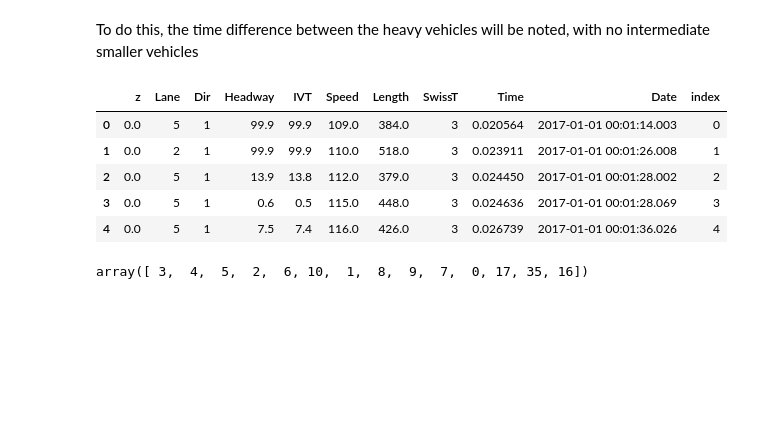
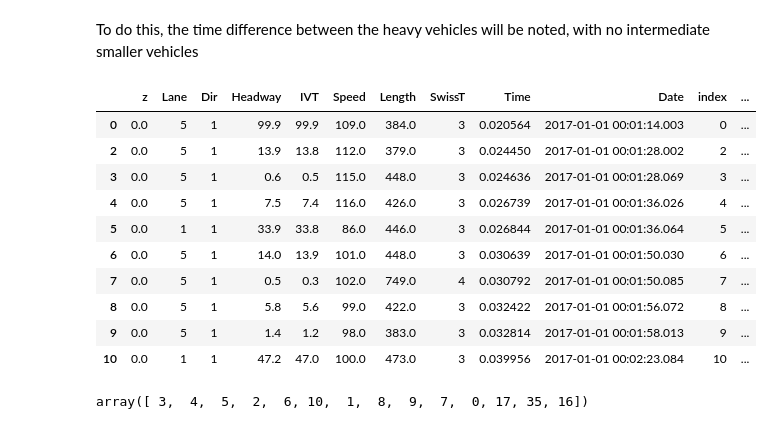
Before and after one commit to isdabelle/DigitalTwinBridges, a Jupyter notebook: PlatoonFinding.ipynb, the cells around one changed output. Drawn from its saved outputs; the diff is of its cells as text; code cells hidden in the pictures; blank space fills up the shorter version.

```diff
--- a/PlatoonFinding.ipynb
+++ b/PlatoonFinding.ipynb
@@ -245,14 +245,19 @@ light = range(2, 8)
 # %%
 df = pd.read_pickle('{}/{}_circ.pkl'.format(station, year))
 # %%
-df.head()
+df.head(10)
 # %% [output]
-|  | z | Lane | Dir | Headway | IVT | Speed | Length | SwissT | Time | Date | index |
-| 0 | 0.0 | 5 | 1 | 99.9 | 99.9 | 109.0 | 384.0 | 3 | 0.020564 | 2017-01-01 00:01:14.003 | 0 |
-| 1 | 0.0 | 2 | 1 | 99.9 | 99.9 | 110.0 | 518.0 | 3 | 0.023911 | 2017-01-01 00:01:26.008 | 1 |
-| 2 | 0.0 | 5 | 1 | 13.9 | 13.8 | 112.0 | 379.0 | 3 | 0.024450 | 2017-01-01 00:01:28.002 | 2 |
-| 3 | 0.0 | 5 | 1 | 0.6 | 0.5 | 115.0 | 448.0 | 3 | 0.024636 | 2017-01-01 00:01:28.069 | 3 |
-| 4 | 0.0 | 5 | 1 | 7.5 | 7.4 | 116.0 | 426.0 | 3 | 0.026739 | 2017-01-01 00:01:36.026 | 4 |
+|  | z | Lane | Dir | Headway | IVT | Speed | Length | SwissT | Time | Date | index | ... |
+| 0 | 0.0 | 5 | 1 | 99.9 | 99.9 | 109.0 | 384.0 | 3 | 0.020564 | 2017-01-01 00:01:14.003 | 0 | ... |
+| 2 | 0.0 | 5 | 1 | 13.9 | 13.8 | 112.0 | 379.0 | 3 | 0.024450 | 2017-01-01 00:01:28.002 | 2 | ... |
+| 3 | 0.0 | 5 | 1 | 0.6 | 0.5 | 115.0 | 448.0 | 3 | 0.024636 | 2017-01-01 00:01:28.069 | 3 | ... |
+| 4 | 0.0 | 5 | 1 | 7.5 | 7.4 | 116.0 | 426.0 | 3 | 0.026739 | 2017-01-01 00:01:36.026 | 4 | ... |
+| 5 | 0.0 | 1 | 1 | 33.9 | 33.8 | 86.0 | 446.0 | 3 | 0.026844 | 2017-01-01 00:01:36.064 | 5 | ... |
+| 6 | 0.0 | 5 | 1 | 14.0 | 13.9 | 101.0 | 448.0 | 3 | 0.030639 | 2017-01-01 00:01:50.030 | 6 | ... |
+| 7 | 0.0 | 5 | 1 | 0.5 | 0.3 | 102.0 | 749.0 | 4 | 0.030792 | 2017-01-01 00:01:50.085 | 7 | ... |
+| 8 | 0.0 | 5 | 1 | 5.8 | 5.6 | 99.0 | 422.0 | 3 | 0.032422 | 2017-01-01 00:01:56.072 | 8 | ... |
+| 9 | 0.0 | 5 | 1 | 1.4 | 1.2 | 98.0 | 383.0 | 3 | 0.032814 | 2017-01-01 00:01:58.013 | 9 | ... |
+| 10 | 0.0 | 1 | 1 | 47.2 | 47.0 | 100.0 | 473.0 | 3 | 0.039956 | 2017-01-01 00:02:23.084 | 10 | ... |
 # %%
 df.SwissT.unique()
 # %% [output]
```
Also changed, not shown: parts of 11 cells of this notebook, 5 other files.
